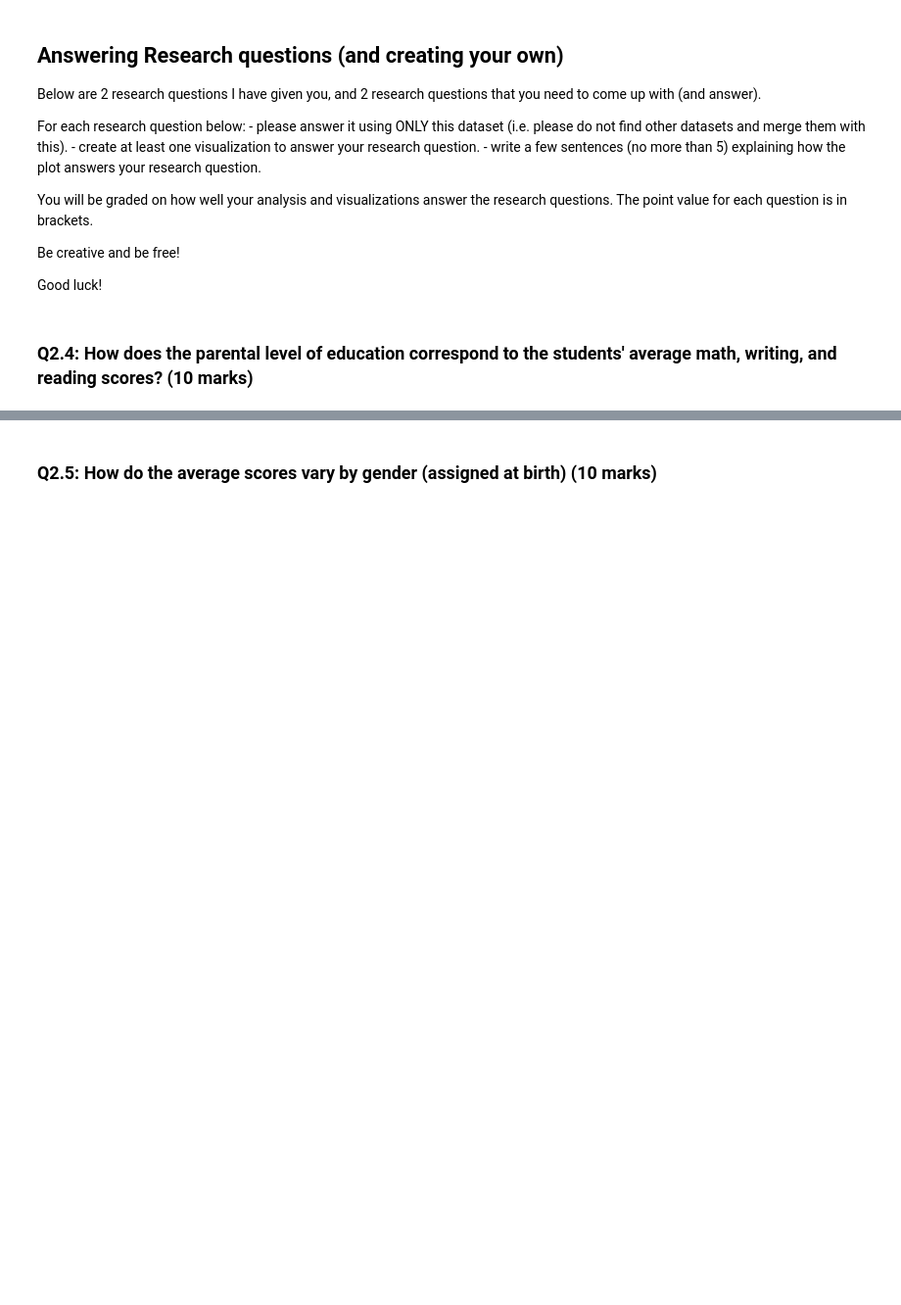
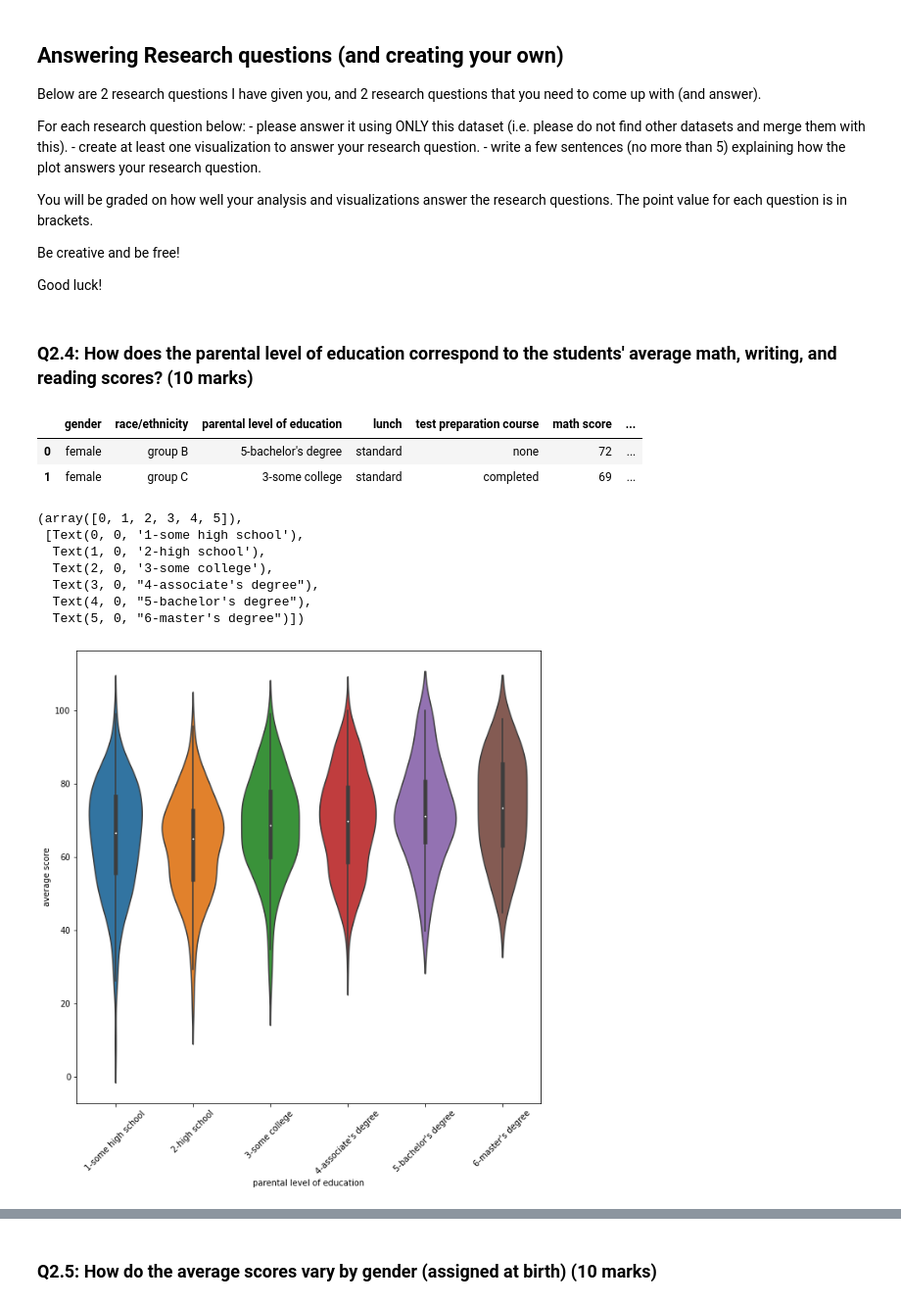
Before and after one commit to josepena97/DATA301Test, a Jupyter notebook: Exam.ipynb, the cells around one changed output, grey strips where cells are left out. Shown at 98% size. Cells and saved outputs as stored; diff of their text form; code cells hidden in the pictures; blank space fills up the shorter version.

```diff
--- a/Exam.ipynb
+++ b/Exam.ipynb
@@ -528,0 +525,26 @@ Good luck!
+# %%
+# Your solution here (feel free to add more cells as needed).
+def getAverage(row):
+    sum = row['math score'] + row['writing score'] + row['reading score']
+    return float(sum/3)
+
+df['average score'] = df.apply(lambda x: getAverage(x), axis=1)
+df.head(2)
+# %% [output]
+|  | gender | race/ethnicity | parental level of education | lunch | test preparation course | math score | ... |
+| 0 | female | group B | 5-bachelor's degree | standard | none | 72 | ... |
+| 1 | female | group C | 3-some college | standard | completed | 69 | ... |
+# %%
+plt.figure(figsize=(10.0,10.0))
+parental_order = ["1-some high school", "2-high school", "3-some college", "4-associate's degree", "5-bachelor's degree", "6-master's degree"]
+ax =sns.violinplot(data=df, x="parental level of education", y="average score", order=parental_order)
+plt.xticks(rotation=45)
+# %% [output]
+(array([0, 1, 2, 3, 4, 5]),
+ [Text(0, 0, '1-some high school'),
+  Text(1, 0, '2-high school'),
+  Text(2, 0, '3-some college'),
+  Text(3, 0, "4-associate's degree"),
+  Text(4, 0, "5-bachelor's degree"),
+  Text(5, 0, "6-master's degree")])
+[figure, added]
```
Also changed, not shown: parts of 6 cells of this notebook.
